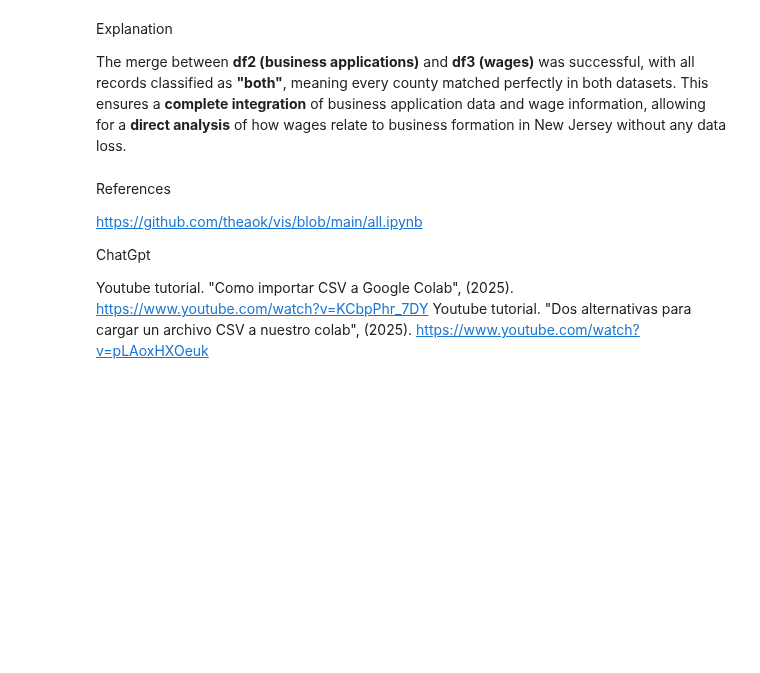
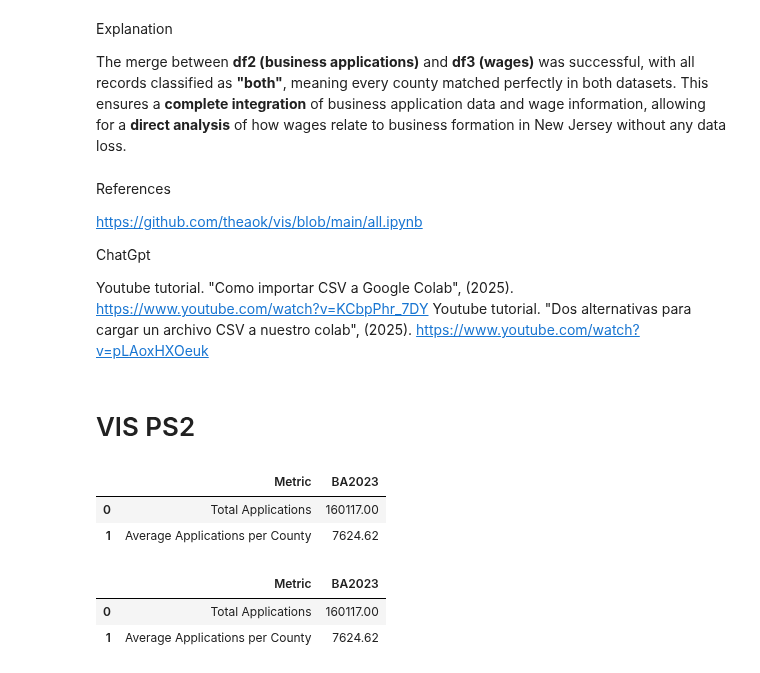
Before and after one commit to shirleyrutgers/DataVis, a Jupyter notebook: PS2.ipynb, the cells around one changed output. Drawn from its saved outputs; the diff is of its cells as text; code cells hidden in the pictures; blank space fills up the shorter version.

```diff
--- a/PS2.ipynb
+++ b/PS2.ipynb
@@ -572,3 +576,17 @@ ChatGpt
 
 Youtube tutorial. "Como importar CSV a Google Colab", (2025). https://www.youtube.com/watch?v=KCbpPhr_7DY
 Youtube tutorial. "Dos alternativas para cargar un archivo CSV a nuestro colab", (2025). https://www.youtube.com/watch?v=pLAoxHXOeuk
+# %% [markdown]
+# VIS PS2
+# %%
+df2_collapsed[:10].style.background_gradient(cmap='Greens').format(precision=2)
+# %% [output]
+|  | Metric | BA2023 |
+| 0 | Total Applications | 160117.00 |
+| 1 | Average Applications per County | 7624.62 |
+# %%
+df2_collapsed[:5].style.text_gradient(cmap='Blues').format(precision=2) #maybe better more delicate
+# %% [output]
+|  | Metric | BA2023 |
+| 0 | Total Applications | 160117.00 |
+| 1 | Average Applications per County | 7624.62 |
```
Also changed, not shown: parts of 7 cells of this notebook.
